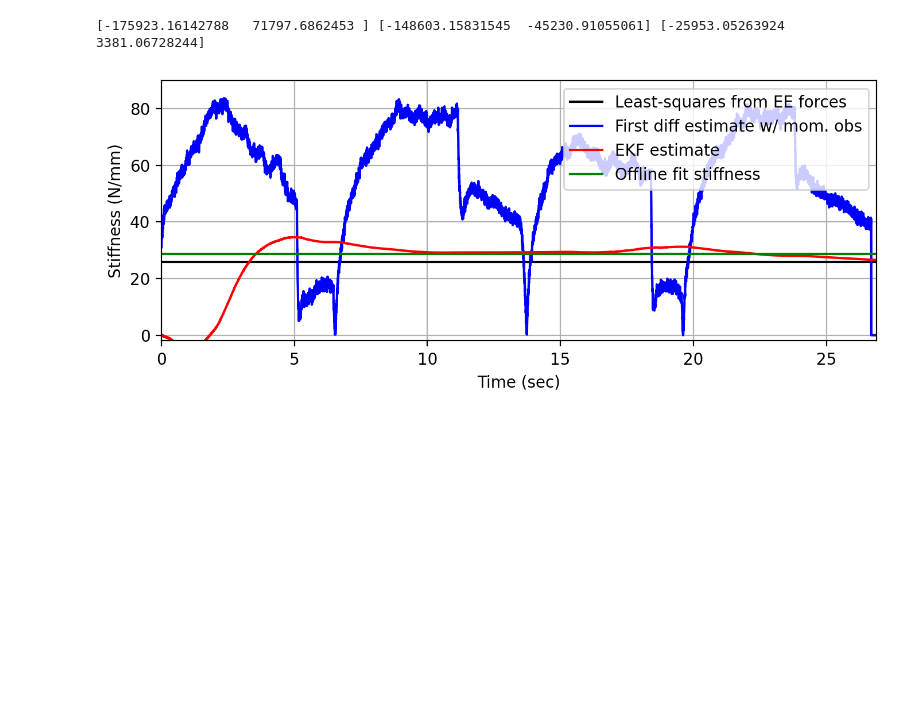
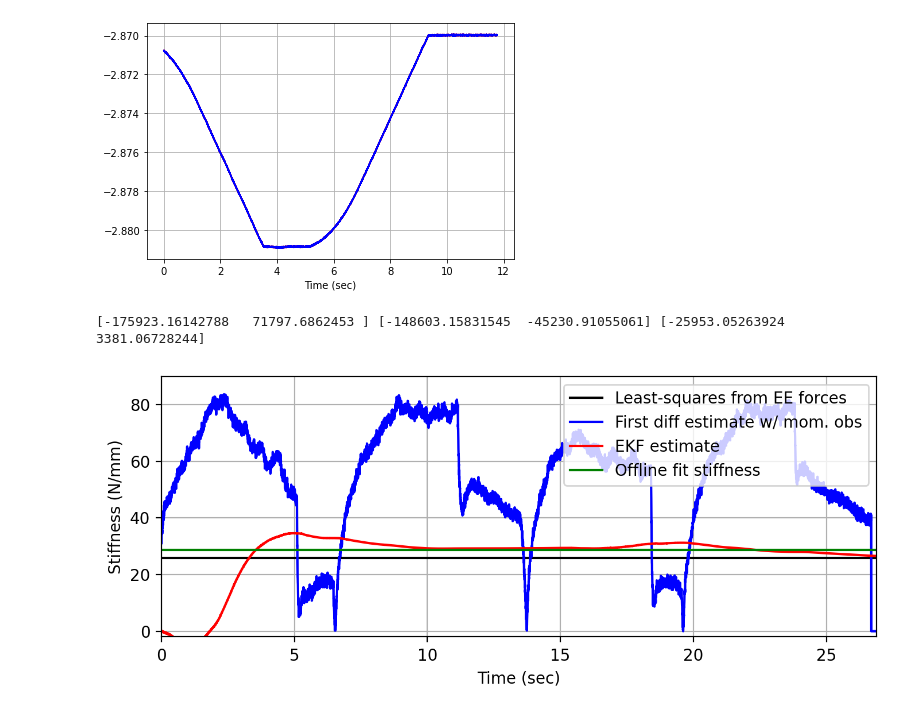
Before and after one commit to khaninger/full-state-estimator, a Jupyter notebook: pickle_plot.ipynb, the cells around one changed output. Cells and saved outputs as stored; diff of their text form; code cells hidden in the pictures; blank space fills up the shorter version.

```diff
--- a/pickle_plot.ipynb
+++ b/pickle_plot.ipynb
@@ -68,4 +68,26 @@ plt.savefig('figs/force_comparison_zoom.pdf')
 <Figure size 432x288 with 0 Axes>
+# %%
+# Simple estimate plotter
+
+traj1 = 'data/ur_vertical_2.pkl'
+traj2 = 'data/ur_vertical_2_fast.pkl'
+with open(traj1, 'rb') as f:
+    states1 = pickle.load(f)[0]
+with open(traj2, 'rb') as f:
+    states2 = pickle.load(f)[0]
+
+fig = plt.plot(figsize=(8,8), dpi=plt_dpi)
+t = np.array([range(states1.shape[1])]).squeeze()/500.
+time = t#range(0,5000)
+
+plt.plot(t, states1[3,:].T, 'r')
+plt.plot(t, states2[3,:].T, 'b')
+
+plt.grid(True)
+plt.xlabel('Time (sec)')
+plt.tight_layout()
+# %% [output]
+[figure, added]
 # %%
 ## Comparing stiffness estimates
 
```
Also changed, not shown: parts of 1 cell of this notebook, 10 other files.
